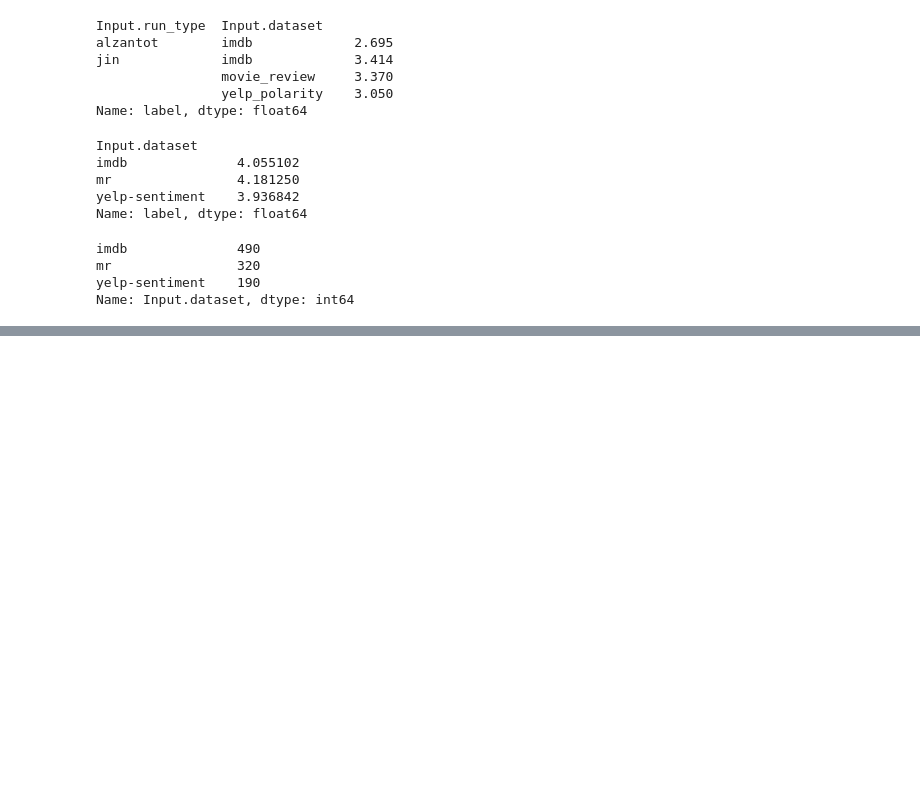
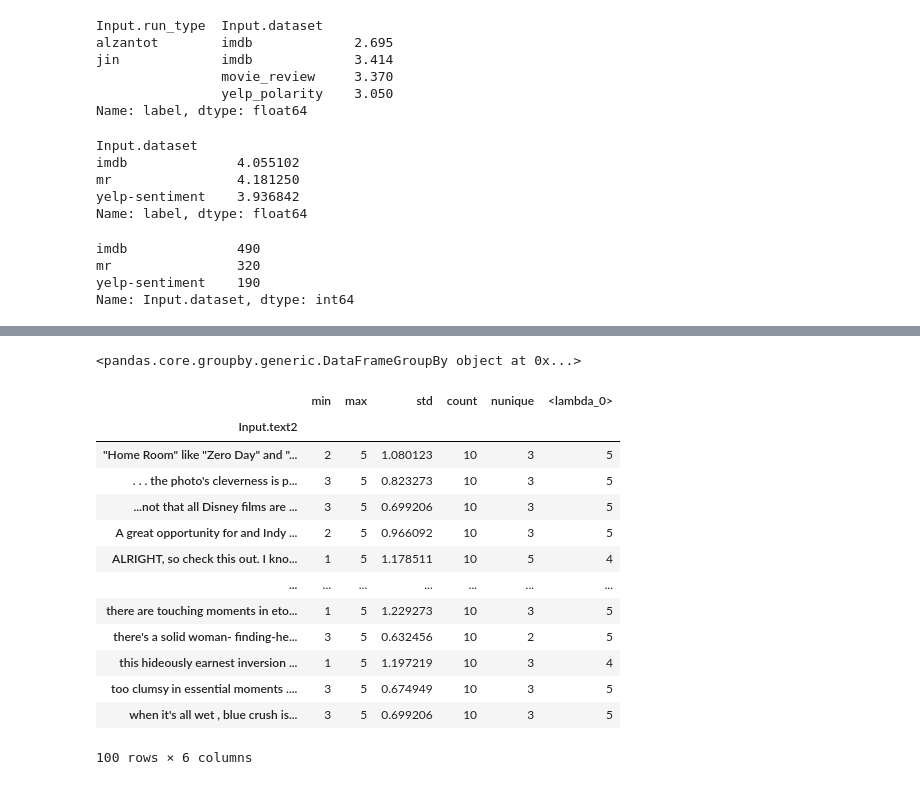
Before and after one commit to QData/Reevaluating-NLP-Adversarial-Examples, a Jupyter notebook: section-5-thresholds/se_thresh/results/s5-threshold-results.ipynb, the cells around one changed output, grey strips where cells are left out. Saved outputs shown, nothing was run; the diff lists cells and outputs as text; code cells hidden in the pictures; blank space fills up the shorter version.

```diff
--- a/section-5-thresholds/se_thresh/results/s5-threshold-results.ipynb
+++ b/section-5-thresholds/se_thresh/results/s5-threshold-results.ipynb
@@ -174,0 +202,21 @@ Name: Input.dataset, dtype: int64
+# %%
+chosen_df.groupby('Input.text2')
+# %% [output]
+<pandas.core.groupby.generic.DataFrameGroupBy object at 0x...>
+# %%
+chosen_df.groupby('Input.text2')['label'].agg(['min', 'max', 'std', 'count', 'nunique', lambda x: x.value_counts().index[0]])
+# %% [output]
+|  | min | max | std | count | nunique | <lambda_0> |
+| Input.text2 |  |  |  |  |  |  |
+| "Home Room" like "Zero Day" and "... | 2 | 5 | 1.080123 | 10 | 3 | 5 |
+| . . . the photo's cleverness is p... | 3 | 5 | 0.823273 | 10 | 3 | 5 |
+| ...not that all Disney films are ... | 3 | 5 | 0.699206 | 10 | 3 | 5 |
+| A great opportunity for and Indy ... | 2 | 5 | 0.966092 | 10 | 3 | 5 |
+| ALRIGHT, so check this out. I kno... | 1 | 5 | 1.178511 | 10 | 5 | 4 |
+| ... | ... | ... | ... | ... | ... | ... |
+| there are touching moments in eto... | 1 | 5 | 1.229273 | 10 | 3 | 5 |
+| there's a solid woman- finding-he... | 3 | 5 | 0.632456 | 10 | 2 | 5 |
+| this hideously earnest inversion ... | 1 | 5 | 1.197219 | 10 | 3 | 4 |
+| too clumsy in essential moments .... | 3 | 5 | 0.674949 | 10 | 3 | 5 |
+| when it's all wet , blue crush is... | 3 | 5 | 0.699206 | 10 | 3 | 5 |
+100 rows × 6 columns
```
Also changed, not shown: parts of 17 cells of this notebook, 6 other files.
